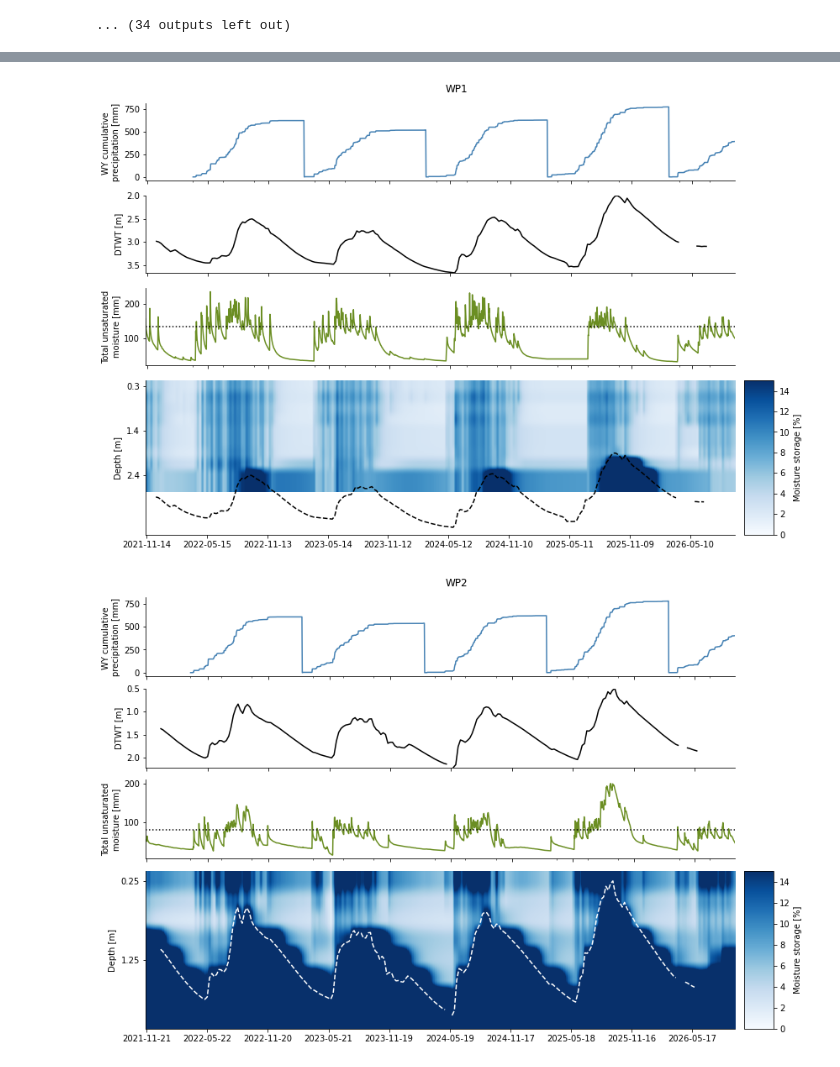
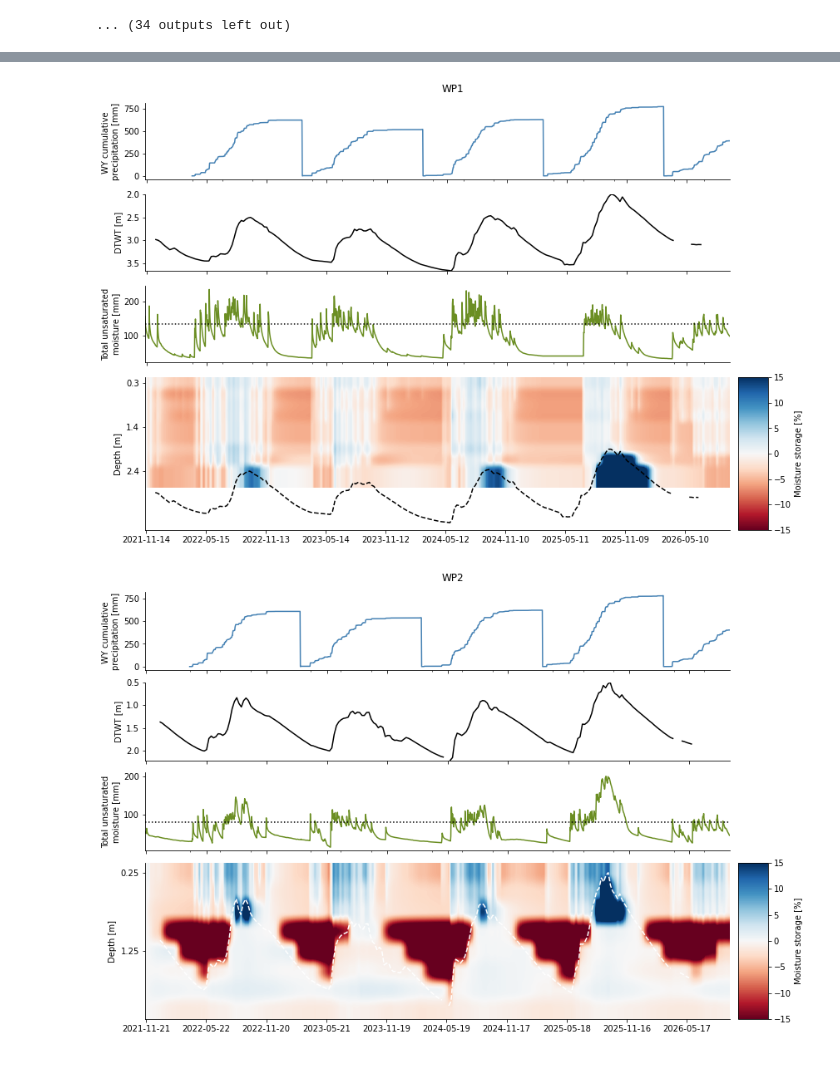
Before and after one commit to lapidesd/RICC_subdaily, a Jupyter notebook: Code/sentek_processing.ipynb, the cells around one changed output, grey strips where cells are left out. Saved outputs shown, nothing was run; the diff lists cells and outputs as text; code cells hidden in the pictures.

```diff
--- a/Code/sentek_processing.ipynb
+++ b/Code/sentek_processing.ipynb
@@ -871,6 +871,7 @@ for site in ['GG1','WP1','WP2','DD']:
     # if you want to make this plot with a different timeframe, make sure
     # resampling is changed from 'W' to whatever you want throughout this axis
     curtains1 = sm.resample('W').mean()
+    curtains1 = curtains1-curtains1.iloc[0]
     for i in range(1,len(curtains1.columns)):
         diffb = float(curtains1.columns[i])-float(curtains1.columns[i-1])
         if abs(diffb-.2)<0.15:
@@ -885,7 +886,7 @@ for site in ['GG1','WP1','WP2','DD']:
     curtains = curtains1.T
     curtains = curtains.sort_index()
     im = ax.imshow(curtains.values,
-             cmap = 'Blues',aspect='auto',vmin = 0,vmax = 15)
+             cmap = 'RdBu',aspect='auto',vmin = -15,vmax = 15)
     plt.colorbar(im,cax=axs[3,1])
     gwc = curtains1.merge(gwdata.resample('W').mean(),
                 left_index=True,right_index=True,how='left')
@@ -922,2 +923,2 @@ for site in ['GG1','WP1','WP2','DD']:
-[figure, old version]
+[figure, new version]
-[figure, old version]
+[figure, new version]
```
Also changed, not shown: parts of 1 cell of this notebook.
